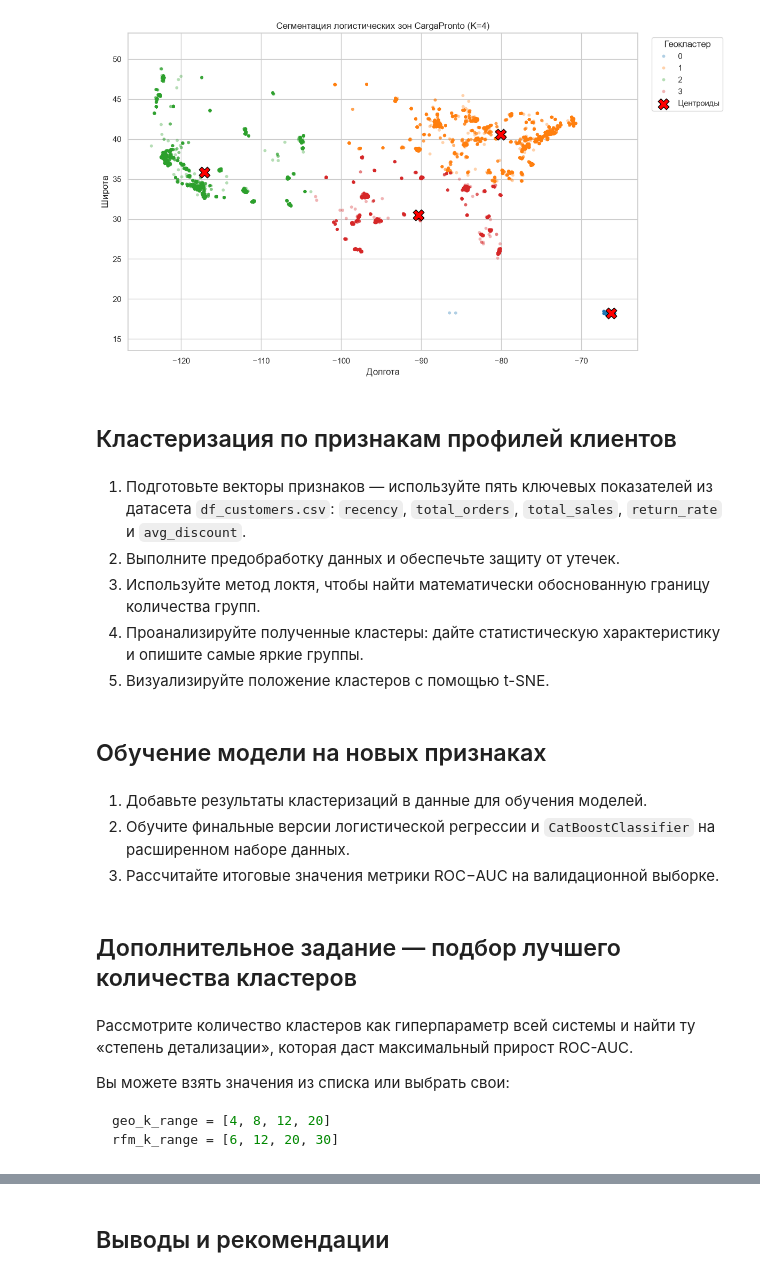
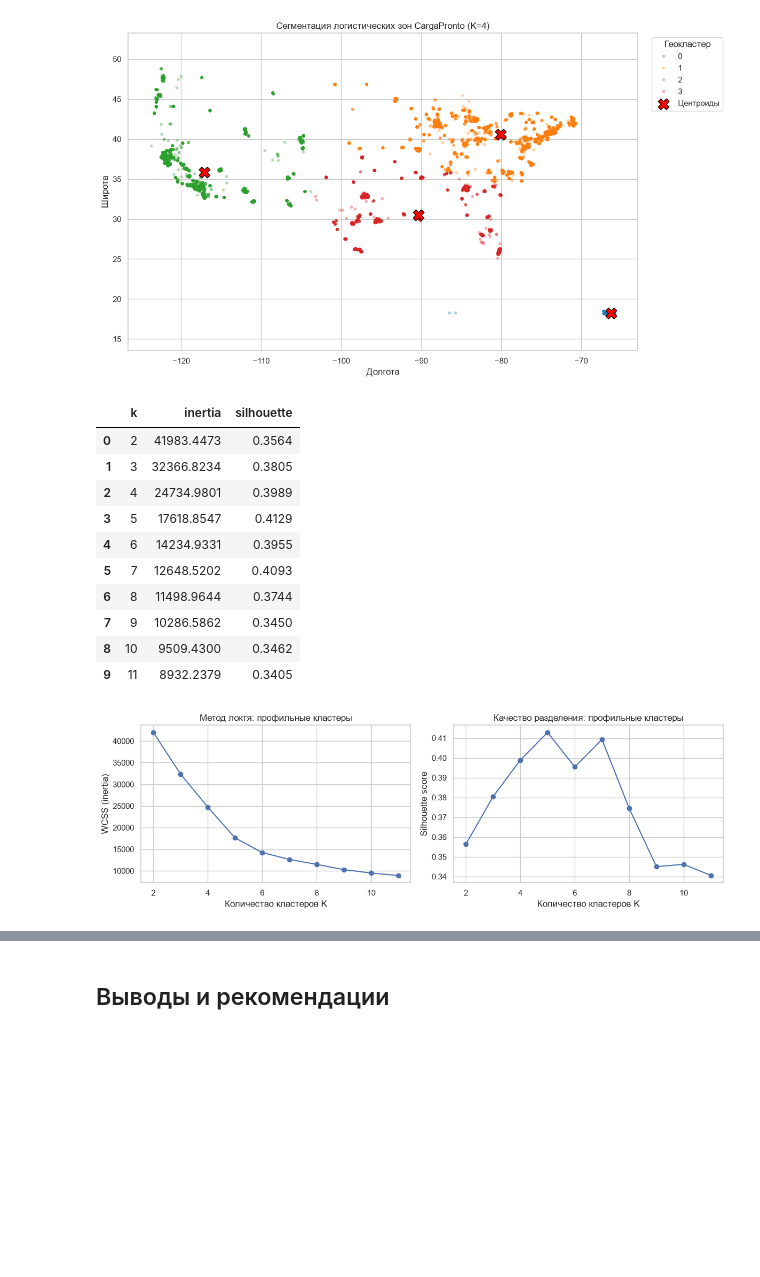
Before and after one commit to averagedigital/DS2026practicum, a Jupyter notebook: projects/module-5-unsupervised/clustering_risks.ipynb, the cells around one changed output, grey strips where cells are left out. Drawn from its saved outputs; the diff is of its cells as text; code cells hidden in the pictures; blank space fills up the shorter version.

````diff
--- a/projects/module-5-unsupervised/clustering_risks.ipynb
+++ b/projects/module-5-unsupervised/clustering_risks.ipynb
@@ -1031,30 +984,29 @@ plt.tight_layout()
 plt.show()
 # %% [output]
 [figure]
-# %% [markdown]
-##  Кластеризация по признакам профилей клиентов
-# %% [markdown]
-
-
-1. Подготовьте векторы признаков — используйте пять ключевых показателей из датасета `df_customers.csv`: `recency`, `total_orders`, `total_sales`, `return_rate` и `avg_discount`.
-2. Выполните предобработку данных и обеспечьте защиту от утечек.
-3. Используйте метод локтя, чтобы найти математически обоснованную границу количества групп.
-4. Проанализируйте полученные кластеры: дайте статистическую характеристику и опишите самые яркие группы.
-5. Визуализируйте положение кластеров с помощью t-SNE.
-# %% [markdown]
-##  Обучение модели на новых признаках
-# %% [markdown]
-1. Добавьте результаты кластеризаций в данные для обучения моделей.
-2. Обучите финальные версии логистической регрессии и `CatBoostClassifier` на расширенном наборе данных.
-3. Рассчитайте итоговые значения метрики ROC−AUC на валидационной выборке.
-# %% [markdown]
-## Дополнительное задание — подбор лучшего количества кластеров
-# %% [markdown]
-Рассмотрите количество кластеров как гиперпараметр всей системы и найти ту «степень детализации», которая даст максимальный прирост ROC-AUC.
-
-Вы можете взять значения из списка или выбрать свои:
-
-```python
-geo_k_range = [4, 8, 12, 20]
-rfm_k_range = [6, 12, 20, 30]
-```
+# %%
+profile_features = [
+    "recency", "total_orders", "total_sales",
+    "avg_discount", "return_rate",
+]
+
+profile_scaler = StandardScaler()
+X_profile_train = df_train_customers[profile_features]
+X_profile_train_scaled = profile_scaler.fit_transform(X_profile_train)
+# %%
+profile_metrics = evaluate_clusters(X_profile_train_scaled)
+display(profile_metrics.round(4))
+plot_cluster_metrics(profile_metrics, "профильные кластеры")
+# %% [output]
+|  | k | inertia | silhouette |
+| 0 | 2 | 41983.4473 | 0.3564 |
+| 1 | 3 | 32366.8234 | 0.3805 |
+| 2 | 4 | 24734.9801 | 0.3989 |
+| 3 | 5 | 17618.8547 | 0.4129 |
+| 4 | 6 | 14234.9331 | 0.3955 |
+| 5 | 7 | 12648.5202 | 0.4093 |
+| 6 | 8 | 11498.9644 | 0.3744 |
+| 7 | 9 | 10286.5862 | 0.3450 |
+| 8 | 10 | 9509.4300 | 0.3462 |
+| 9 | 11 | 8932.2379 | 0.3405 |
+[figure, added]
````
Also changed, not shown: parts of 29 cells of this notebook.
